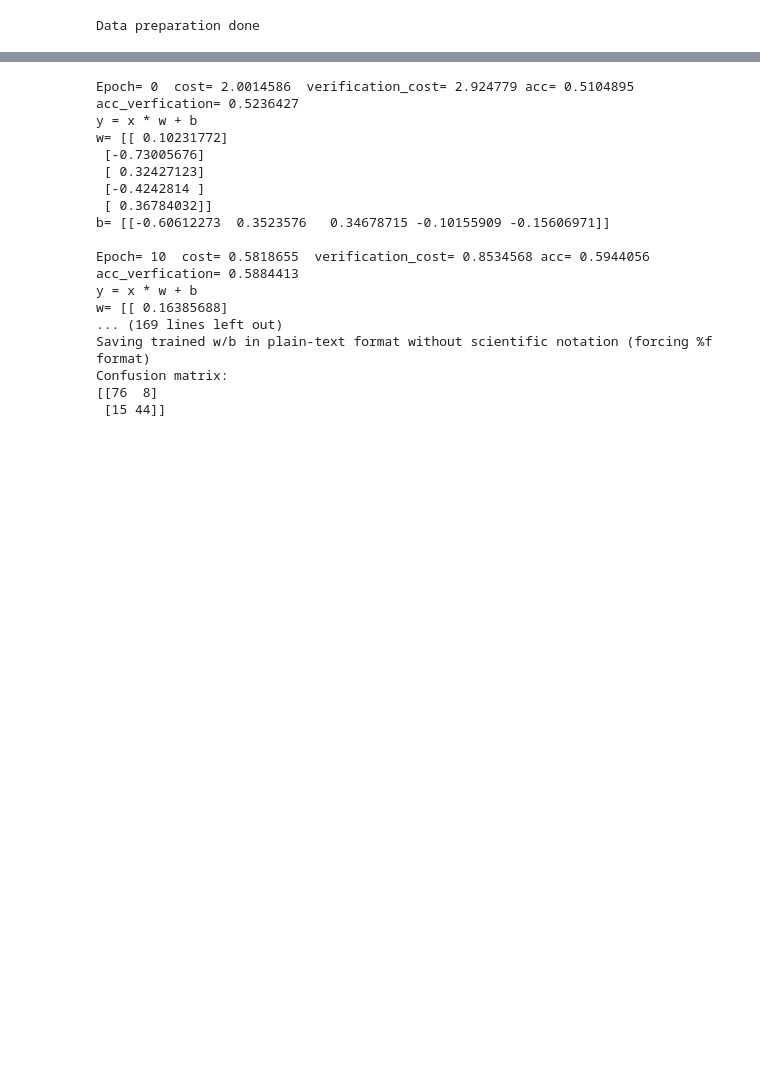
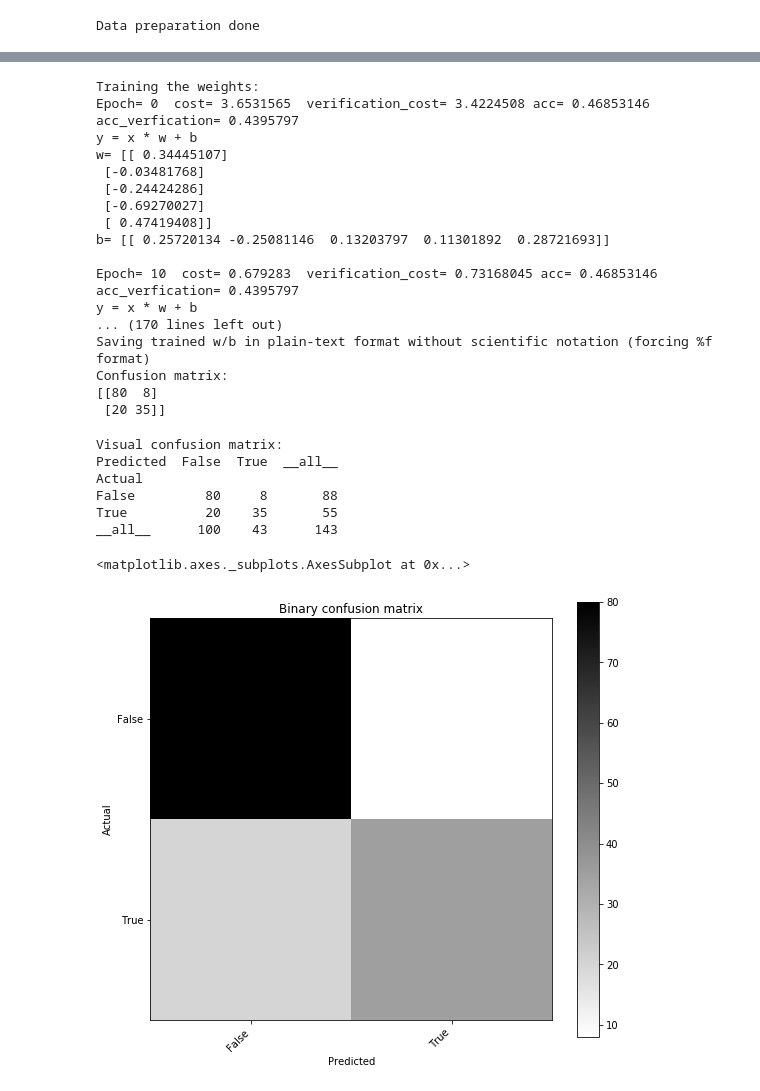
Before and after one commit to truhlikfredy/machine-learning-experiments, a Jupyter notebook: src/titanic-mk2.ipynb, the cells around one changed output, grey strips where cells are left out. Saved outputs shown, nothing was run; the diff lists cells and outputs as text; code cells hidden in the pictures; blank space fills up the shorter version.

Commit message:
Visualized confusion matrix and added more comments

```diff
--- a/src/titanic-mk2.ipynb
+++ b/src/titanic-mk2.ipynb
@@ -215,10 +224,14 @@ init                 = tf.global_variables_initializer()
 # %%
+print 'Training the weights:'
+
+# initialize empty variables
 visualize_x                 = []
 visualize_cost              = []
 visualize_verification_cost = []
 visualize_acc               = []
 visualize_verification_acc  = []
 
+# train
 with tf.Session() as sess:
     sess.run(init)
 
@@ -227,20 +240,20 @@ with tf.Session() as sess:
         for (x, y) in zip(ddtx, ddty):
             sess.run(optimizer, feed_dict={X: [x], Y: [y]})
 
+        # evaluate error for training / verification
+        epoch_acc               = sess.run(accuracy,          feed_dict={X: ddvx, Y: ddvy})
+        epoch_verification_acc  = sess.run(accuracy,          feed_dict={X: ddtx, Y: ddty})
+        epoch_cost              = sess.run(cost,              feed_dict={X: ddtx, Y: ddty})
+        epoch_verification_cost = sess.run(verification_cost, feed_dict={X: ddvx, Y: ddvy})
+
+        #save valuse so they can be graphed into a plot later
+        visualize_x.append(epoch);
+        visualize_cost.append(epoch_cost);
+        visualize_verification_cost.append(epoch_verification_cost);
+        visualize_acc.append(epoch_acc);
+        visualize_verification_acc.append(epoch_verification_acc);
+
         if (epoch%10 ==0):
-            # evaluate error for training / verification
-            epoch_acc               = sess.run(accuracy,          feed_dict={X: ddvx, Y: ddvy})
-            epoch_verification_acc  = sess.run(accuracy,          feed_dict={X: ddtx, Y: ddty})
-            epoch_cost              = sess.run(cost,              feed_dict={X: ddtx, Y: ddty})
-            epoch_verification_cost = sess.run(verification_cost, feed_dict={X: ddvx, Y: ddvy})
-
-            #save valuse so they can be graphed into a plot later
-            visualize_x.append(epoch);
-            visualize_cost.append(epoch_cost);
-            visualize_verification_cost.append(epoch_verification_cost);
-            visualize_acc.append(epoch_acc);
-            visualize_verification_acc.append(epoch_verification_acc);
-
             # print results only every 10 epochs
             print 'Epoch=', epoch, ' cost=', epoch_cost, ' verification_cost=', epoch_verification_cost, 'acc=', epoch_acc, 'acc_verfication=', epoch_verification_acc
             print 'y = x * w + b'
@@ -263,23 +276,37 @@ with tf.Session() as sess:
     print "Confusion matrix:"
     print sess.run(tf.confusion_matrix(labels=ddvy, predictions=verify_predict, num_classes=2))
 # %% [output]
-Epoch= 0  cost= 2.0014586  verification_cost= 2.924779 acc= 0.5104895 acc_verfication= 0.5236427
+Training the weights:
+Epoch= 0  cost= 3.6531565  verification_cost= 3.4224508 acc= 0.46853146 acc_verfication= 0.4395797
 y = x * w + b
-w= [[ 0.10231772]
- [-0.73005676]
- [ 0.32427123]
- [-0.4242814 ]
- [ 0.36784032]]
-b= [[-0.60612273  0.3523576   0.34678715 -0.10155909 -0.15606971]]
+w= [[ 0.34445107]
+ [-0.03481768]
+ [-0.24424286]
+ [-0.69270027]
+ [ 0.47419408]]
+b= [[ 0.25720134 -0.25081146  0.13203797  0.11301892  0.28721693]]
 
-Epoch= 10  cost= 0.5818655  verification_cost= 0.8534568 acc= 0.5944056 acc_verfication= 0.5884413
+Epoch= 10  cost= 0.679283  verification_cost= 0.73168045 acc= 0.46853146 acc_verfication= 0.4395797
 y = x * w + b
-w= [[ 0.16385688]
-... (169 lines left out)
+... (170 lines left out)
 Saving trained w/b in plain-text format without scientific notation (forcing %f format)
 Confusion matrix:
-[[76  8]
- [15 44]]
+[[80  8]
+ [20 35]]
+# %%
+print 'Visual confusion matrix:'
+confusion_matrix = ConfusionMatrix(np.add.reduce(ddvy, axis=1), verify_predict) # reduce was needed to get expected valuese from 2D to 1D
+print confusion_matrix
+confusion_matrix.plot()
+# %% [output]
+Visual confusion matrix:
+Predicted  False  True  __all__
+Actual
+False         80     8       88
+True          20    35       55
+__all__      100    43      143
+<matplotlib.axes._subplots.AxesSubplot at 0x...>
+[figure, added]
 # %%
 f, sb = plt.subplots(1, 2)
 sb[0].set_title('Linear')
```
Also changed, not shown: parts of 15 cells of this notebook.
